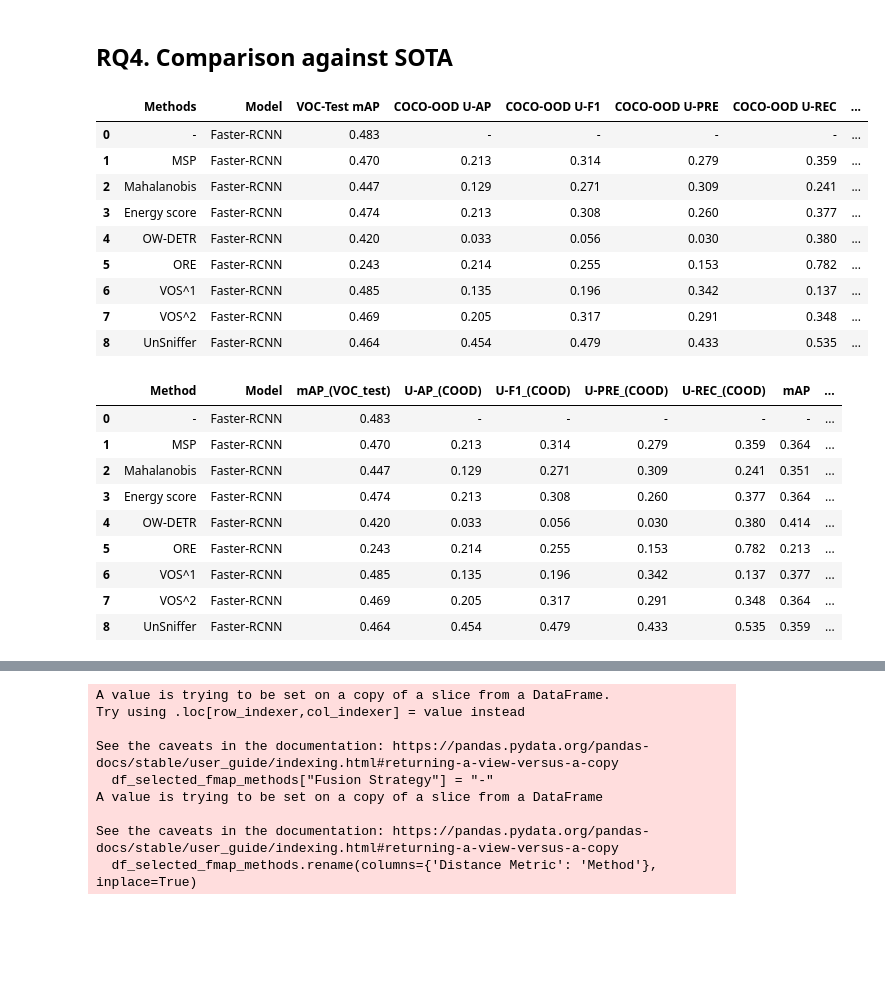
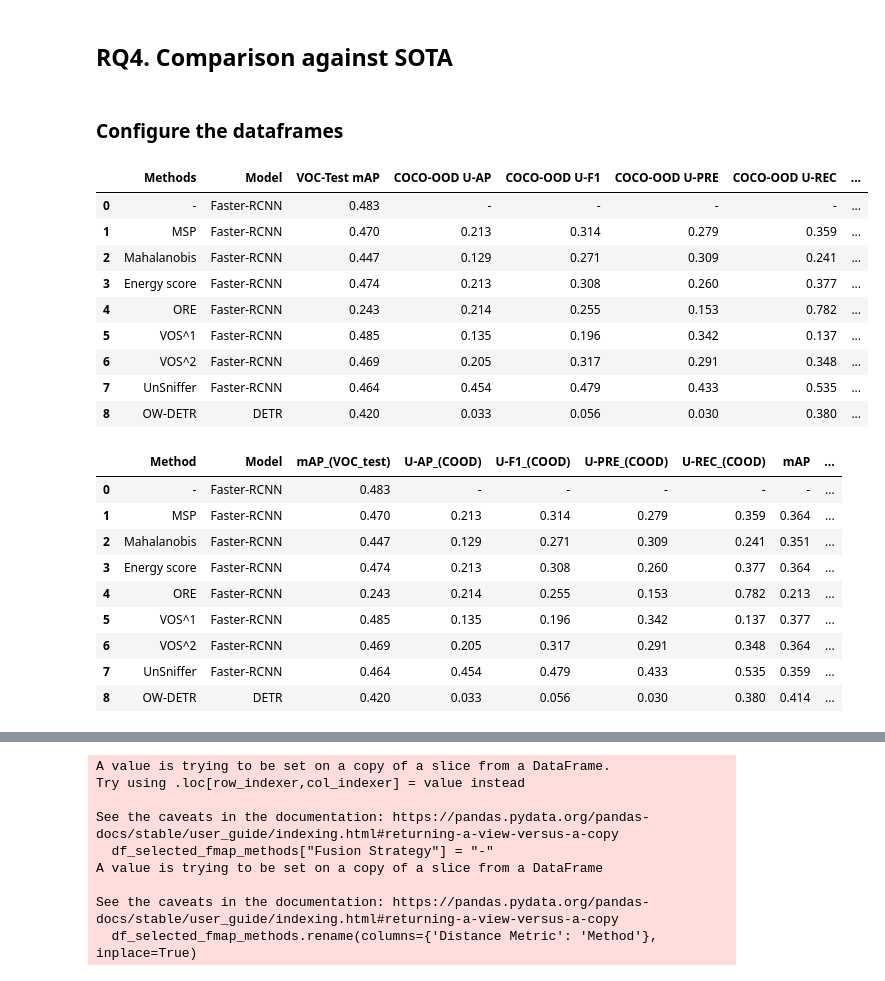
Before and after one commit to aitor-martinez-seras/OoD_in_Object_Detection, a Jupyter notebook: process_results.ipynb, the cells around one changed output, grey strips where cells are left out. Drawn from its saved outputs; the diff is of its cells as text; code cells hidden in the pictures; blank space fills up the shorter version.

```diff
--- a/process_results.ipynb
+++ b/process_results.ipynb
@@ -2185,28 +2185,40 @@ plt.show()
 [figure]
 # %% [markdown]
 ## RQ4. Comparison against SOTA
+# %% [markdown]
+### Configure the dataframes
 # %%
 df_sota = pd.read_csv('results/SOTA/sota_methods.csv', delimiter=';')
 # In all the dataframe, change the "," for the "."
 df_sota = df_sota.apply(lambda x: x.str.replace(',', '.'))
 # Make all the columns be of the format :.3f if they have a float
 df_sota = df_sota.applymap(lambda x: f'{float(x):.3f}' if x.replace('.', '', 1).isdigit() else x)
 # Remove decimals from COCO-Mix AOSE column
 df_sota['COCO-Mix AOSE'] = df_sota['COCO-Mix AOSE'].apply(lambda x: f'{float(x):.0f}' if x.replace('.', '', 1).isdigit() else x)
 # Add leading zeros to the COCO-Mix AOSE if the number is less than 3 digits
 df_sota['COCO-Mix AOSE'] = df_sota['COCO-Mix AOSE'].apply(lambda x: f'{int(x):03d}' if x.isdigit() else x)
+# Move the row with OW-DETR method to the last row. First check which row is the one with the OW-DETR method
+idx_owdetr = df_sota[df_sota['Methods'] == 'OW-DETR'].index[0]
+# Add the row with the OW-DETR method to the last row using pd.concat
+df_sota = pd.concat([df_sota, df_sota.iloc[[idx_owdetr]]]).reset_index(drop=True)
+# Remove the row idx_owdetr from the df_sota
+df_sota = df_sota.drop(idx_owdetr)
+# Reset the index
+df_sota.reset_index(drop=True, inplace=True)
+# Change the model of the OW-DETR to DETR
+df_sota['Model'].iloc[-1] = 'DETR'
 df_sota
 # %% [output]
 |  | Methods | Model | VOC-Test mAP | COCO-OOD U-AP | COCO-OOD U-F1 | COCO-OOD U-PRE | COCO-OOD U-REC | ... |
 | 0 | - | Faster-RCNN | 0.483 | - | - | - | - | ... |
 | 1 | MSP | Faster-RCNN | 0.470 | 0.213 | 0.314 | 0.279 | 0.359 | ... |
 | 2 | Mahalanobis | Faster-RCNN | 0.447 | 0.129 | 0.271 | 0.309 | 0.241 | ... |
 | 3 | Energy score | Faster-RCNN | 0.474 | 0.213 | 0.308 | 0.260 | 0.377 | ... |
-| 4 | OW-DETR | Faster-RCNN | 0.420 | 0.033 | 0.056 | 0.030 | 0.380 | ... |
-| 5 | ORE | Faster-RCNN | 0.243 | 0.214 | 0.255 | 0.153 | 0.782 | ... |
-| 6 | VOS^1 | Faster-RCNN | 0.485 | 0.135 | 0.196 | 0.342 | 0.137 | ... |
-| 7 | VOS^2 | Faster-RCNN | 0.469 | 0.205 | 0.317 | 0.291 | 0.348 | ... |
-| 8 | UnSniffer | Faster-RCNN | 0.464 | 0.454 | 0.479 | 0.433 | 0.535 | ... |
+| 4 | ORE | Faster-RCNN | 0.243 | 0.214 | 0.255 | 0.153 | 0.782 | ... |
+| 5 | VOS^1 | Faster-RCNN | 0.485 | 0.135 | 0.196 | 0.342 | 0.137 | ... |
+| 6 | VOS^2 | Faster-RCNN | 0.469 | 0.205 | 0.317 | 0.291 | 0.348 | ... |
+| 7 | UnSniffer | Faster-RCNN | 0.464 | 0.454 | 0.479 | 0.433 | 0.535 | ... |
+| 8 | OW-DETR | DETR | 0.420 | 0.033 | 0.056 | 0.030 | 0.380 | ... |
 # %%
 # Rename columns to match the ones in our dataframes
 COLUMN_NAMES_FROM_SOTA_TO_OURS = {
@@ -2232,11 +2244,11 @@ df_sota
 | 1 | MSP | Faster-RCNN | 0.470 | 0.213 | 0.314 | 0.279 | 0.359 | 0.364 | ... |
 | 2 | Mahalanobis | Faster-RCNN | 0.447 | 0.129 | 0.271 | 0.309 | 0.241 | 0.351 | ... |
 | 3 | Energy score | Faster-RCNN | 0.474 | 0.213 | 0.308 | 0.260 | 0.377 | 0.364 | ... |
-| 4 | OW-DETR | Faster-RCNN | 0.420 | 0.033 | 0.056 | 0.030 | 0.380 | 0.414 | ... |
-| 5 | ORE | Faster-RCNN | 0.243 | 0.214 | 0.255 | 0.153 | 0.782 | 0.213 | ... |
-| 6 | VOS^1 | Faster-RCNN | 0.485 | 0.135 | 0.196 | 0.342 | 0.137 | 0.377 | ... |
-| 7 | VOS^2 | Faster-RCNN | 0.469 | 0.205 | 0.317 | 0.291 | 0.348 | 0.364 | ... |
-| 8 | UnSniffer | Faster-RCNN | 0.464 | 0.454 | 0.479 | 0.433 | 0.535 | 0.359 | ... |
+| 4 | ORE | Faster-RCNN | 0.243 | 0.214 | 0.255 | 0.153 | 0.782 | 0.213 | ... |
+| 5 | VOS^1 | Faster-RCNN | 0.485 | 0.135 | 0.196 | 0.342 | 0.137 | 0.377 | ... |
+| 6 | VOS^2 | Faster-RCNN | 0.469 | 0.205 | 0.317 | 0.291 | 0.348 | 0.364 | ... |
+| 7 | UnSniffer | Faster-RCNN | 0.464 | 0.454 | 0.479 | 0.433 | 0.535 | 0.359 | ... |
+| 8 | OW-DETR | DETR | 0.420 | 0.033 | 0.056 | 0.030 | 0.380 | 0.414 | ... |
 # %%
 # Hand pick some of them
 df_selected_post_hoc_and_fusion_methods = df_non_dominated_after_rq1_rq2_rq3.iloc[[0, 3, 8, 9]]
```
Also changed, not shown: parts of 12 cells of this notebook, 2 other files.
